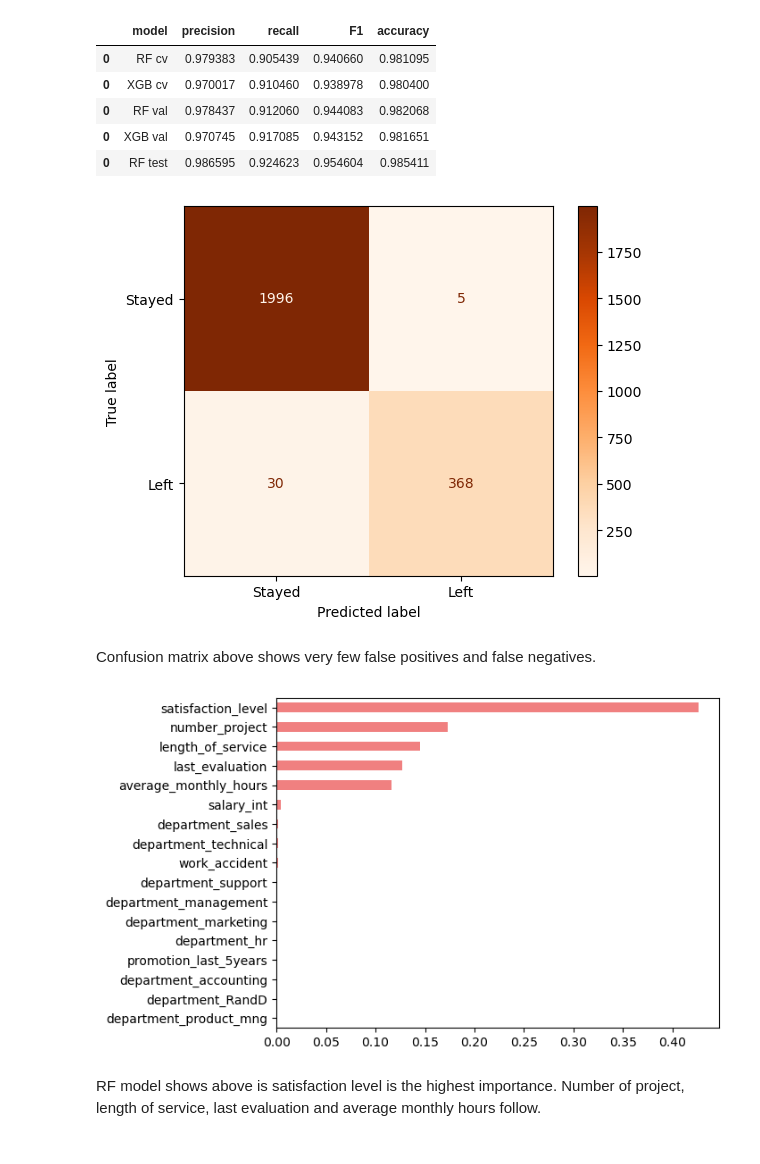
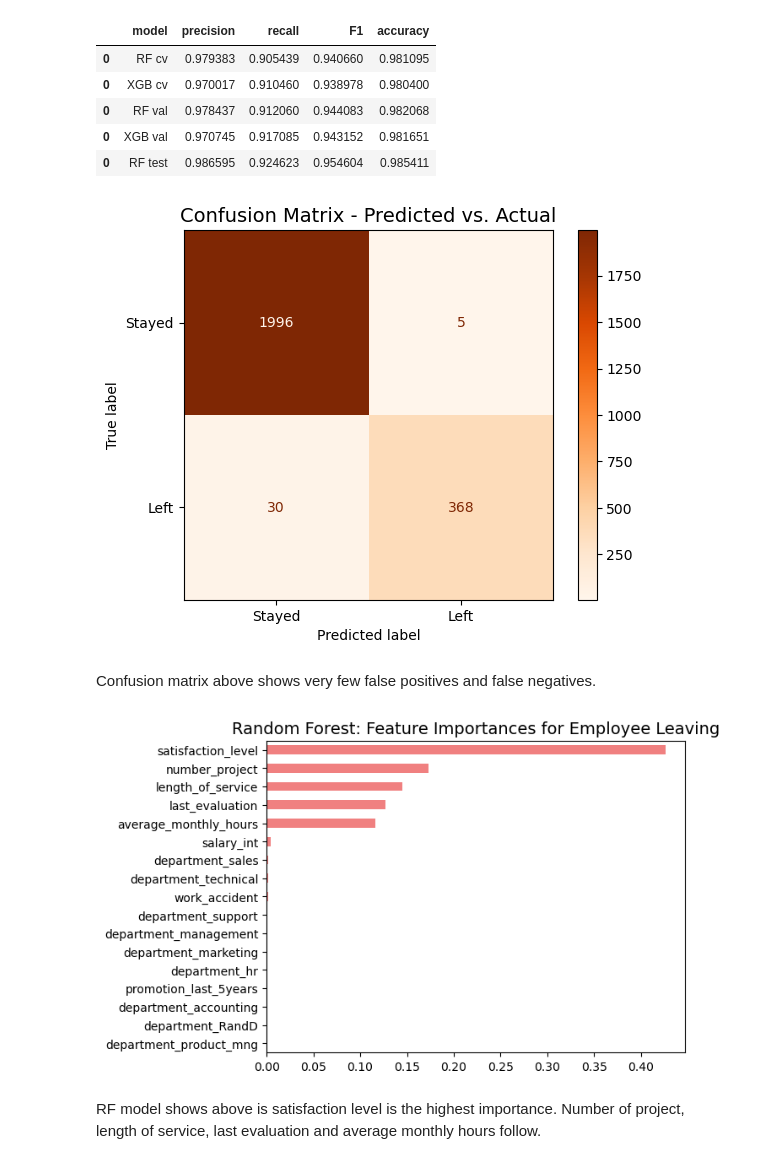
Before and after one commit to Risa10000/Portfolio, a Jupyter notebook: Prediction_of_turnover.ipynb, the cells around one changed output. Cells and saved outputs as stored; diff of their text form; code cells hidden in the pictures.

```diff
--- a/Prediction_of_turnover.ipynb
+++ b/Prediction_of_turnover.ipynb
@@ -737,12 +737,14 @@ results
 # %%
 # Confusion matrix
 
 cm = confusion_matrix(y_test, rf_test_preds, labels=rf_cv.classes_)
 disp = ConfusionMatrixDisplay(confusion_matrix=cm,
                              display_labels=['Stayed', 'Left'])
-disp.plot(cmap='Oranges') ;
+disp.plot(cmap='Oranges')
+plt.title('Confusion Matrix - Predicted vs. Actual', fontsize=14)
+plt.show();
 # %% [output]
-[figure, old version]
+[figure, new version]
 # %% [markdown]
 Confusion matrix above shows very few false positives and false negatives.
 # %%
@@ -750,9 +752,10 @@ Confusion matrix above shows very few false positives and false negatives.
 importance = pd.Series(rf_cv.best_estimator_.feature_importances_,index=X_test.columns).sort_values(ascending=False)
 importance.plot.barh(color='lightcoral'); # horizontal bar
 plt.gca().invert_yaxis()
+plt.title('Random Forest: Feature Importances for Employee Leaving', fontsize=14)
 plt.show()
 # %% [output]
-[figure, old version]
+[figure, new version]
 # %% [markdown]
 RF model shows above is satisfaction level is the highest importance. Number of project, length of service, last evaluation and average monthly hours follow.
 # %% [markdown]
```
Also changed, not shown: parts of 4 cells of this notebook, 6 other files.
